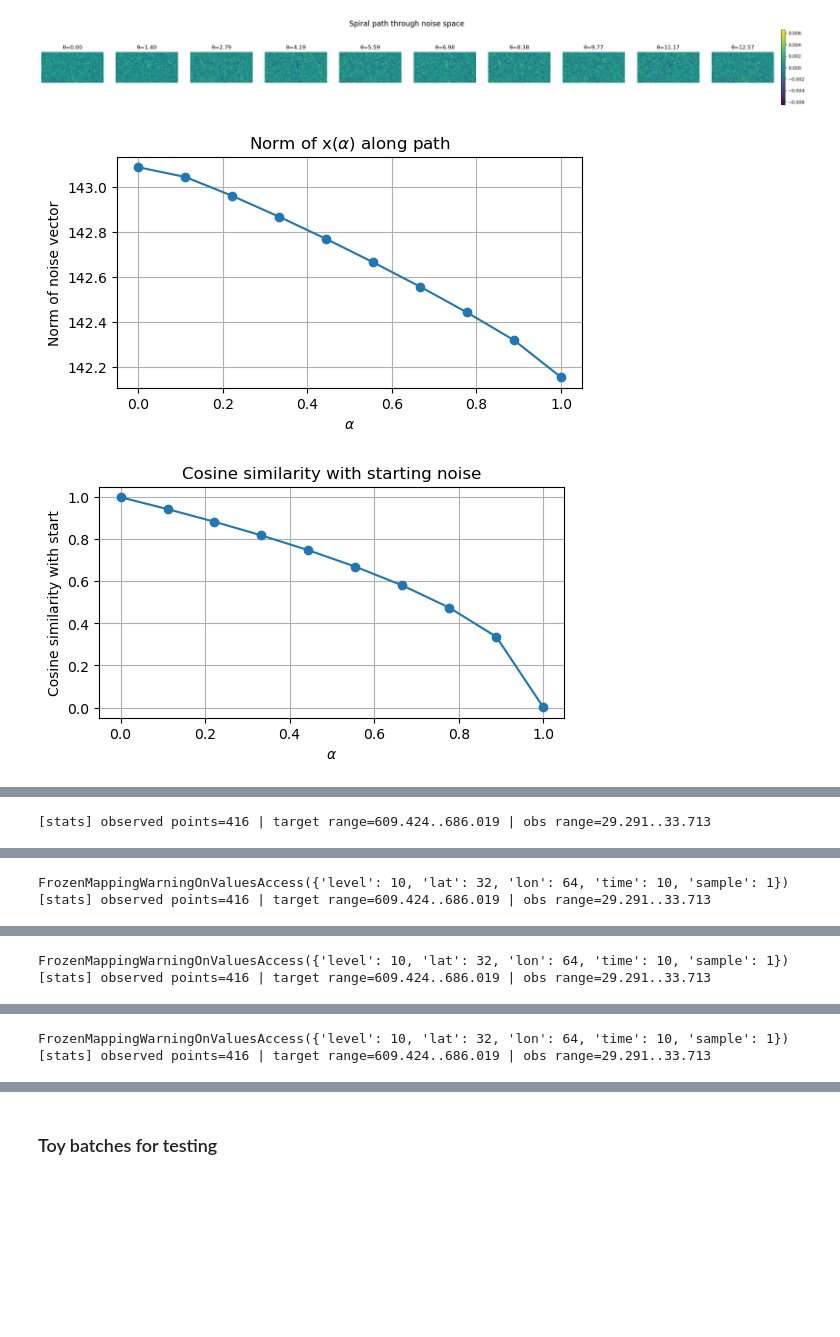
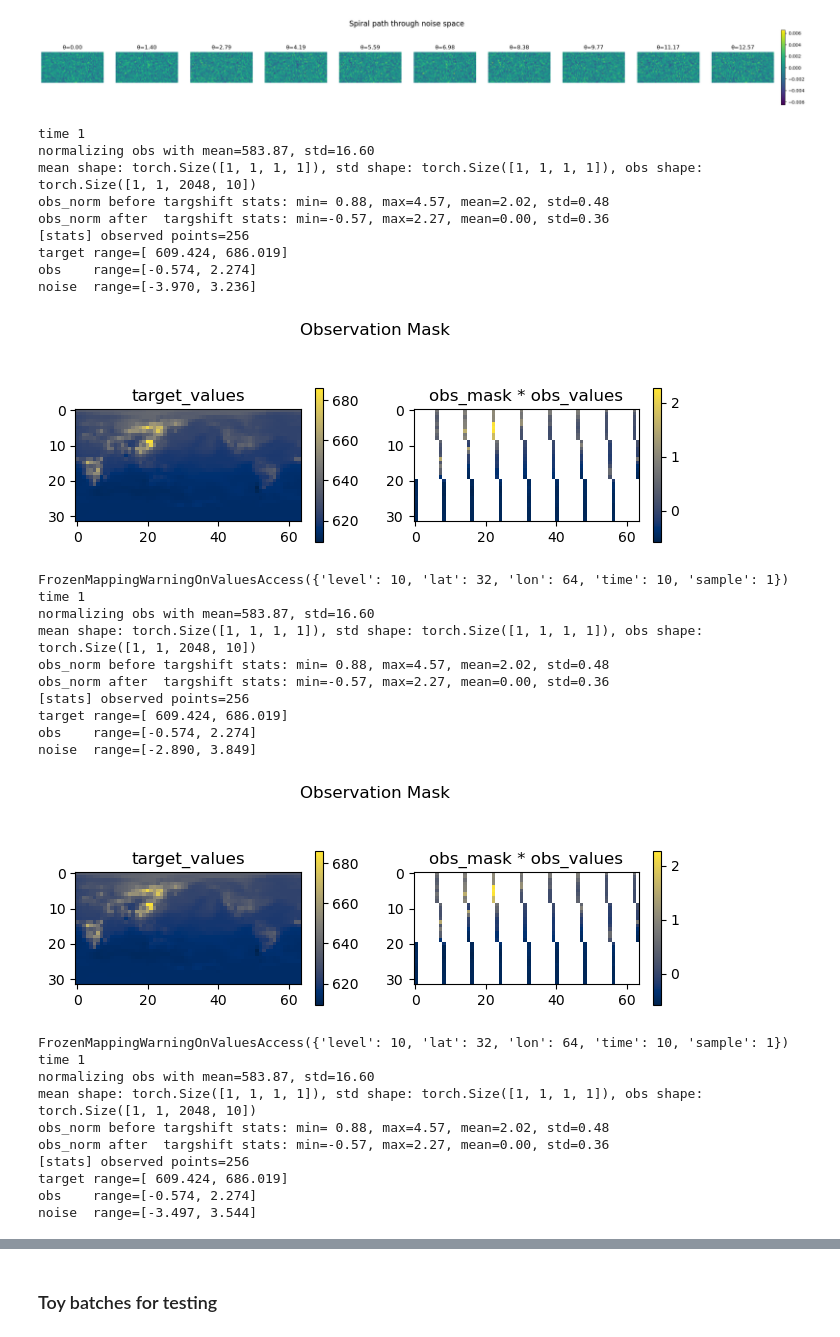
Before and after one commit to vitusbenson/neural_transport, a Jupyter notebook: neural_transport/flowmatching_dev/testScript.ipynb, the cells around one changed output, grey strips where cells are left out. Saved outputs shown, nothing was run; the diff lists cells and outputs as text; code cells hidden in the pictures; blank space fills up the shorter version.

```diff
--- a/neural_transport/flowmatching_dev/testScript.ipynb
+++ b/neural_transport/flowmatching_dev/testScript.ipynb
@@ -230,6 +230,7 @@ generate_kwargs = dict(
     n_samples=10,
     masking=True,
     pattern="vertical",  # if masking=True: "random", "vertical", "horizontal", "checkerboard", "sattelite",
+    obs_fraction=0.2,  # if masking=True: [0, 1]
     noise=None,  # None, "spiral_outward_noise", "spiral_noise", "gaussian_noise", "geodesic_noise", "linear_noise",
     analyze_noise=False,
 )
@@ -1315,23 +1348,21 @@ def generate_noise(batch, n_samples=10, noise=None):
         raise ValueError(f"Unknown noise type: {noise}")
 
 
-def create_mask(batch, target_var="co2massmix", obs_fraction=0.1, pattern="random"):
+def create_mask(batch, target_var="co2massmix", obs_fraction=0.1, pattern="random", nlat=32, nlon=64):
     """
     Create a random observation mask for the input batch.
     Args:
         batch: dict of tensors, each of shape [B T N C]
         target_var: the variable to create the mask for
         obs_fraction: fraction of points to keep as observations
-        pattern: "random", "vertical", "horizontal", "checkerboard"
+        pattern: "random", "vertical", "horizontal", "checkerboard", "satellite"
+        nlat, nlon: grid dimensions
     """
     device = batch[target_var].device
     B, T, N, C = batch[target_var].shape
 
-    nlat = 32
-    nlon = 64
-
     obs_mask = torch.zeros((B, T, N, C), dtype=torch.bool, device=device)
-    obs_values = torch.zeros_like(batch[target_var], device=device)
+    obs_values = torch.full_like(batch[target_var], float('nan'), device=device)
 
     for t in range(T):
         if pattern == "random":
@@ -1357,6 +1388,7 @@ def create_mask(batch, target_var="co2massmix", obs_fraction=0.1, pattern="rando
             mask2d = (torch.arange(nlat, device=device)[:, None] +
                       torch.arange(nlon, device=device)[None, :]) % 2 == 0
             obs_indices = grid[mask2d].reshape(-1)
+
         elif pattern == "satellite":
             # grid = [nlat, nlon]
             grid = torch.arange(N, device=device).reshape(nlat, nlon)
@@ -1376,6 +1408,7 @@ def create_mask(batch, target_var="co2massmix", obs_fraction=0.1, pattern="rando
             # stack and mask
             cols = torch.cat(cols, dim=0)  # shape [n_swath, nlat]
             obs_indices = grid[torch.arange(nlat).unsqueeze(0), cols].reshape(-1)
+
         else:
             raise ValueError(f"Unknown mask pattern: {pattern}")
 
@@ -1404,8 +1437,11 @@ def iterative_generate(
     n_samples = generate_kwargs.get("n_samples", 10)
     masking = generate_kwargs.get("masking", False)
     pattern = generate_kwargs.get("pattern", "vertical")
+    obs_fraction = generate_kwargs.get("obs_fraction", 0.2)
     noise = generate_kwargs.get("noise", None)
     analyze_noise = generate_kwargs.get("analyze_noise", False)
+
+    nlat, nlon = model.model.in_nlat, model.model.in_nlon
 
     zarrpath, obspath = get_zarrpath_obspath(outpath, rollout, freq, zarr_filename, zero_surfflux = zero_surfflux)
 
@@ -1440,15 +1476,16 @@ def iterative_generate(
         batch["noise"] = noise_list[i].to(device)
         if masking:
             target_var = target_vars_3d[0]
-            obs_mask, obs_values = create_mask(batch, target_var=target_var, obs_fraction=0.2, pattern=pattern)
-            obs_dict = {
-                target_var: obs_values,
-                f"{target_var}_offset": batch[f"{target_var}_offset"],
-                f"{target_var}_scale": batch[f"{target_var}_scale"],
-            }
-            obs_values = model.model.normalize_batch_target_vars(obs_dict)[target_var]
+            obs_mask, obs_values = create_mask(batch, target_var=target_var, obs_fraction=obs_fraction, pattern=pattern, nlat=nlat, nlon=nlon)
+            # obs_dict = {
+            #     target_var: obs_values,
+            #     f"{target_var}_offset": batch[f"{target_var}_offset"],
+            #     f"{target_var}_scale": batch[f"{target_var}_scale"],
+            # }
+            # obs_values = model.model.normalize_batch_target_vars(obs_dict)[target_var]
             batch["obs_mask"] = obs_mask
-            batch["obs_values"] = obs_values
+            obs_values_normed = normalize_observations(obs_values, batch, target_var=target_var)
+            batch["obs_values"] = obs_values_normed
             plot_mask_2d(batch, target_var="co2massmix",
                          nlat=32, nlon=64,
                          title="Observation Mask",
@@ -1513,29 +1550,59 @@ def iterative_generate(
 # %%
 generate_kwargs = dict(
     n_samples=10,  # 32
     masking=True,
-    pattern="vertical",  # if masking=True: "random", "vertical", "horizontal", "checkerboard", "sattelite",
-    noise="geodesic_noise",  # None, "spiral_outward_noise", "spiral_noise", "gaussian_noise", "geodesic_noise", "linear_noise",
-    analyze_noise=True,
+    pattern="satellite",  # if masking=True: "random" (default), "vertical", "horizontal", "checkerboard", "sattelite",
+    obs_fraction=0.2,  # if masking=True: [0,1]
+    noise=None,  # None (default), "spiral_outward_noise", "spiral_noise", "gaussian_noise", "geodesic_noise", "linear_noise",
+    analyze_noise=False,
 )
 
 
 outpath = Path("test_preds")
 ds_all = iterative_generate(
     transport_model,
     dataset,
     outpath=outpath,
     rollout=False,
     device="cuda",
     zarr_filename=None,
     freq=None,
     zero_surfflux=False,
     remap=False,
     target_vars_3d=["co2massmix"],
     target_vars_2d=[],
     save_obs=False,   # True only possible if "gph_bottom", "gph_top" are in batch
     **generate_kwargs,
 )
 # %% [output]
+time 1
+normalizing obs with mean=583.87, std=16.60
+mean shape: torch.Size([1, 1, 1, 1]), std shape: torch.Size([1, 1, 1, 1]), obs shape: torch.Size([1, 1, 2048, 10])
+obs_norm before targshift stats: min= 0.88, max=4.57, mean=2.02, std=0.48
+obs_norm after  targshift stats: min=-0.57, max=2.27, mean=0.00, std=0.36
+[stats] observed points=256
+target range=[ 609.424, 686.019]
+obs    range=[-0.574, 2.274]
+noise  range=[-3.970, 3.236]
-[figure, old version]
+[figure, new version]
+FrozenMappingWarningOnValuesAccess({'level': 10, 'lat': 32, 'lon': 64, 'time': 10, 'sample': 1})
+time 1
+normalizing obs with mean=583.87, std=16.60
+mean shape: torch.Size([1, 1, 1, 1]), std shape: torch.Size([1, 1, 1, 1]), obs shape: torch.Size([1, 1, 2048, 10])
+obs_norm before targshift stats: min= 0.88, max=4.57, mean=2.02, std=0.48
+obs_norm after  targshift stats: min=-0.57, max=2.27, mean=0.00, std=0.36
+[stats] observed points=256
+target range=[ 609.424, 686.019]
+obs    range=[-0.574, 2.274]
+noise  range=[-2.890, 3.849]
-[figure, old version]
+[figure, new version]
+FrozenMappingWarningOnValuesAccess({'level': 10, 'lat': 32, 'lon': 64, 'time': 10, 'sample': 1})
+time 1
+normalizing obs with mean=583.87, std=16.60
+mean shape: torch.Size([1, 1, 1, 1]), std shape: torch.Size([1, 1, 1, 1]), obs shape: torch.Size([1, 1, 2048, 10])
+obs_norm before targshift stats: min= 0.88, max=4.57, mean=2.02, std=0.48
+obs_norm after  targshift stats: min=-0.57, max=2.27, mean=0.00, std=0.36
+[stats] observed points=256
+target range=[ 609.424, 686.019]
+obs    range=[-0.574, 2.274]
+noise  range=[-3.497, 3.544]
@@ -1543 +1609,0 @@ ds_all = iterative_generate(
-[stats] observed points=416 | target range=609.424..686.019 | obs range=29.291..33.713
@@ -1545,2 +1620,0 @@ ds_all = iterative_generate(
-FrozenMappingWarningOnValuesAccess({'level': 10, 'lat': 32, 'lon': 64, 'time': 10, 'sample': 1})
-[stats] observed points=416 | target range=609.424..686.019 | obs range=29.291..33.713
@@ -1548,2 +1631,0 @@ FrozenMappingWarningOnValuesAccess({'level': 10, 'lat': 32, 'lon': 64, 'time': 1
-FrozenMappingWarningOnValuesAccess({'level': 10, 'lat': 32, 'lon': 64, 'time': 10, 'sample': 1})
-[stats] observed points=416 | target range=609.424..686.019 | obs range=29.291..33.713
@@ -1551,2 +1642,0 @@ FrozenMappingWarningOnValuesAccess({'level': 10, 'lat': 32, 'lon': 64, 'time': 1
-FrozenMappingWarningOnValuesAccess({'level': 10, 'lat': 32, 'lon': 64, 'time': 10, 'sample': 1})
-[stats] observed points=416 | target range=609.424..686.019 | obs range=29.291..33.713
```
Also changed, not shown: parts of 20 cells of this notebook, 6 other files.
